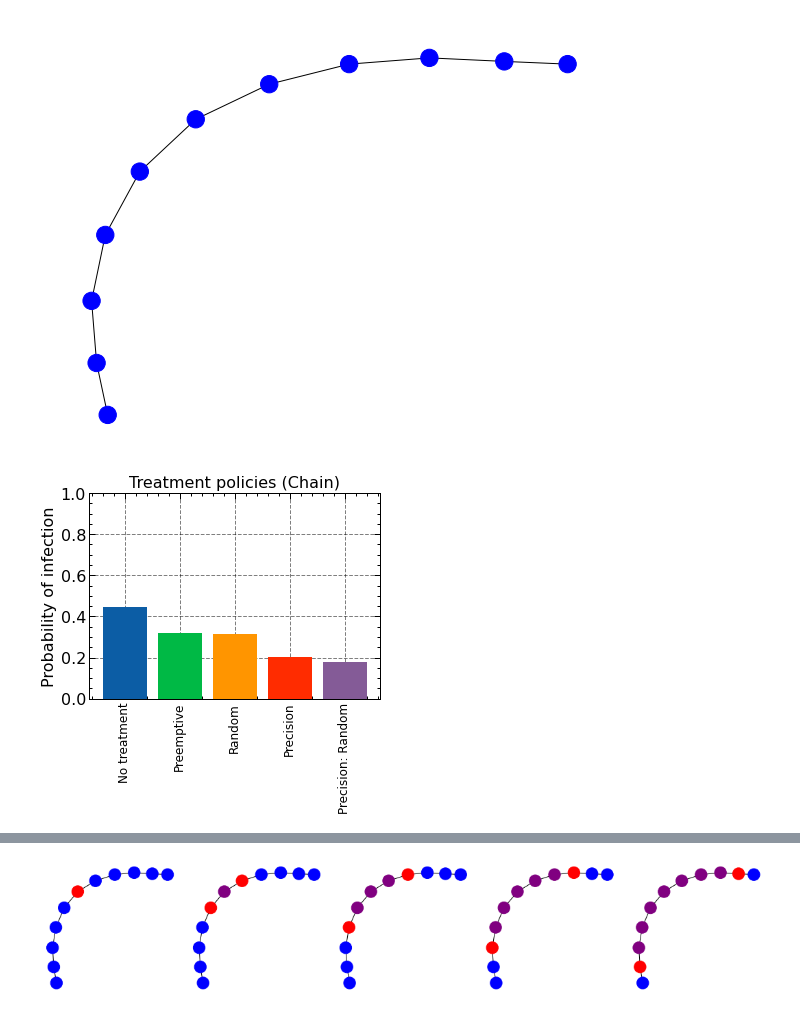
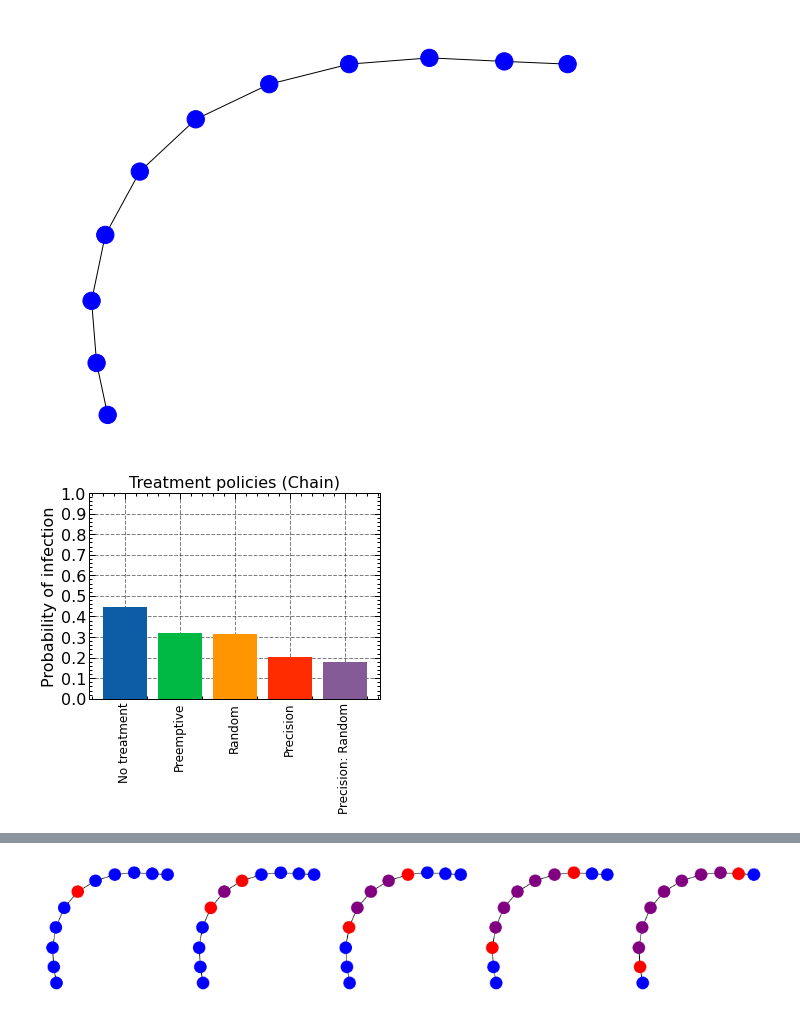
Before and after one commit to EvanLavender13/cst680-project, a Jupyter notebook: exp_chain.ipynb, the cells around one changed output, grey strips where cells are left out. Cells and saved outputs as stored; diff of their text form; code cells hidden in the pictures.

```diff
--- a/exp_chain.ipynb
+++ b/exp_chain.ipynb
@@ -69,20 +69,21 @@ prr_metrics = util.run_simulations(N, EXP)
 # %%
 metrics = [null_metrics, mid_metrics, rng_metrics, pre_metrics, prr_metrics]
 labels = ["No treatment", "Preemptive", "Random", "Precision", "Precision: Random"]
 
 plt.figure(figsize=(5, 5))
 plt.title("Treatment policies (Chain)")
 plt.ylabel("Probability of infection")
 plt.xticks(rotation=90)
+plt.yticks(np.arange(0, 1.1, step=0.1))
 plt.ylim(bottom=0.0, top=1.0)
 plt.tick_params(axis="x", labelsize=12)
 for metric, label in zip(metrics, labels):
     plt.bar(label, np.mean(metric["num_sickdays"]) / N)
 plt.tight_layout()
 plt.savefig("out/nb-chain-sickdays.jpg")
 plt.show()
 # %% [output]
-[figure, old version]
+[figure, new version]
 # %%
 marks = ["-*", "-v", "-^", "-o", "-s"]
 
```
Also changed, not shown: parts of 1 cell of this notebook, 11 other files.
